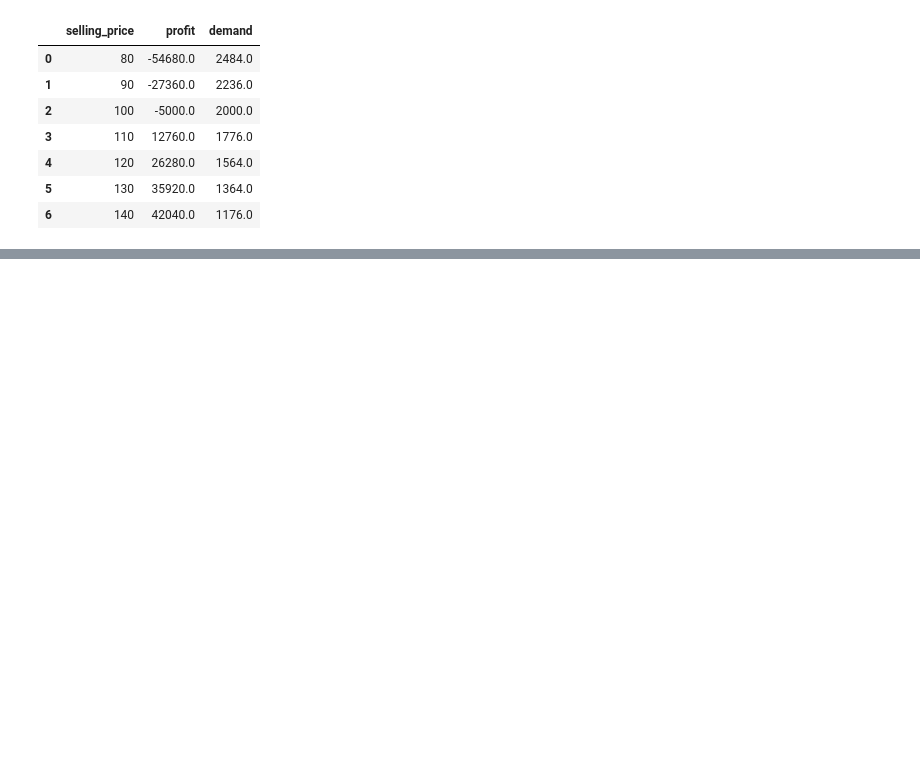
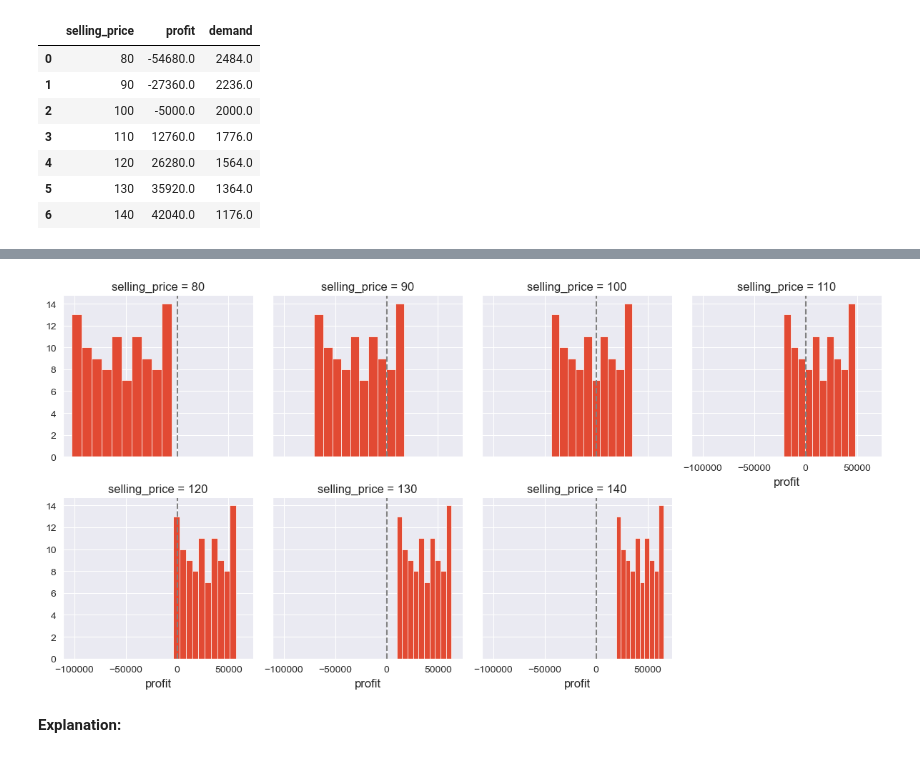
Before and after one commit to nicky-html96/hw2_excel_withpython, a Jupyter notebook: hw2_submission.ipynb, the cells around one changed output, grey strips where cells are left out. Saved outputs shown, nothing was run; the diff lists cells and outputs as text; code cells hidden in the pictures; blank space fills up the shorter version.

```diff
--- a/hw2_submission.ipynb
+++ b/hw2_submission.ipynb
@@ -145,0 +304,27 @@ model_goal_dt1
+# %%
+num_reps = 100
+
+random_inputs = {'var_cost': rg.uniform(80, 120, num_reps)}
+
+scenario_inputs = {'selling_price': np.arange(80, 141, 10)}
+
+sim_outputs = ['profit']
+# %%
+model_simulate = model.simulate(random_inputs, sim_outputs, scenario_inputs)
+# %%
+def get_sim_results_df(results):
+
+    dfs = []
+    for r in results:
+        df = pd.DataFrame(r['output'])
+        df['scenario_num'] = r['scenario_num']
+        for key, val in r['scenario_vals'].items():
+            df[key] = val
+
+        dfs.append(df)
+
+    results_df = pd.concat(dfs)
+
+    return results_df
+# %%
+model_results_df = get_sim_results_df(model_simulate)
@@ -145,0 +347,7 @@ model_goal_dt1
+# %%
+profit_histo_g2 = sns.FacetGrid(model_results_df, col='selling_price', sharey=True, col_wrap=4).refline(x=0)
+profit_histo_g2 = profit_histo_g2.map(plt.hist, "profit")
+# %% [output]
+[figure, added]
+# %% [markdown]
+**Explanation:**
```
Also changed, not shown: parts of 31 cells of this notebook.
